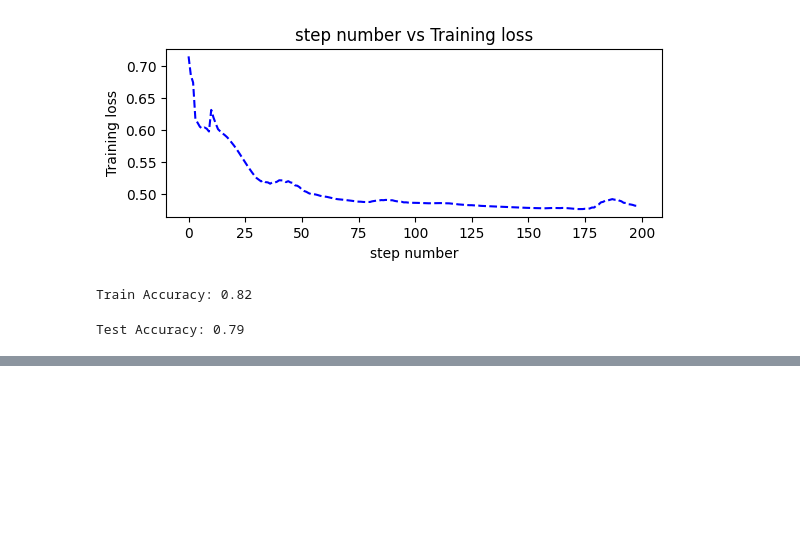
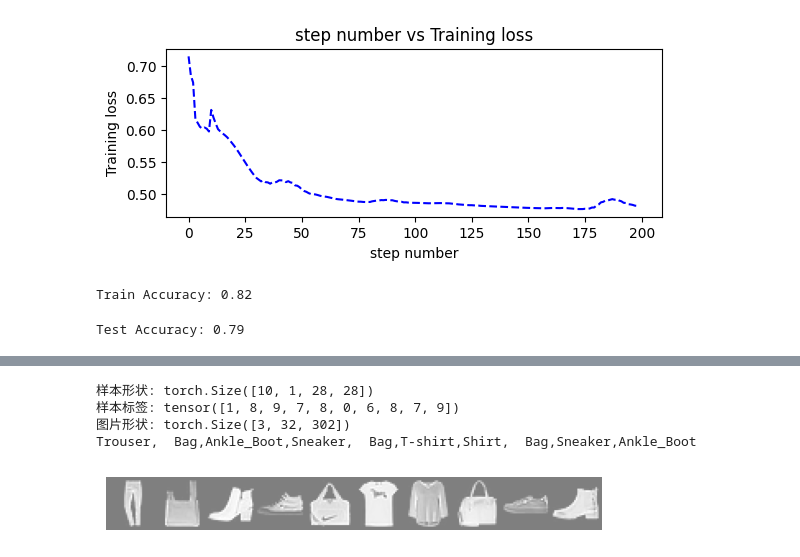
Before and after one commit to Sophia0830BNU/DeepLearning, a Jupyter notebook: pytorch.ipynb, the cells around one changed output, grey strips where cells are left out. Saved outputs shown, nothing was run; the diff lists cells and outputs as text; code cells hidden in the pictures; blank space fills up the shorter version.

```diff
--- a/pytorch.ipynb
+++ b/pytorch.ipynb
@@ -655,0 +730,28 @@ Test Accuracy: 0.79
+# %%
+import torch
+batch_size =10
+train_loader = torch.utils.data.DataLoader(train_dataset,batch_size = batch_size, shuffle = True)
+test_loader = torch.utils.data.DataLoader(val_dataset, batch_size=batch_size,shuffle = False)
+# %%
+from matplotlib import pyplot as plt
+import numpy as np
+def imshow(img):
+    print("图片形状:",np.shape(img))
+    img = img / 2 +.5
+    npimg = img.numpy()
+    plt.axis('off')
+    plt.imshow(np.transpose(npimg,(1,2,0)))
+
+classes = ('T-shirt', 'Trouser', 'Pullover','Dress','Coat','Sandal','Shirt','Sneaker','Bag','Ankle_Boot')
+sample = iter(train_loader)
+images, labels = next(sample)
+print('样本形状:',np.shape(images)) #10张图片，通道为1，28*28的像素
+print('样本标签:',labels)
+imshow(torchvision.utils.make_grid(images,batch_size))#十张图片拼接，一通道转换为三通道
+print(','.join('%5s'%classes[labels[j]] for j in range(len(images))))
+# %% [output]
+样本形状: torch.Size([10, 1, 28, 28])
+样本标签: tensor([1, 8, 9, 7, 8, 0, 6, 8, 7, 9])
+图片形状: torch.Size([3, 32, 302])
+Trouser,  Bag,Ankle_Boot,Sneaker,  Bag,T-shirt,Shirt,  Bag,Sneaker,Ankle_Boot
+[figure, added]
```
Also changed, not shown: parts of 14 cells of this notebook.
